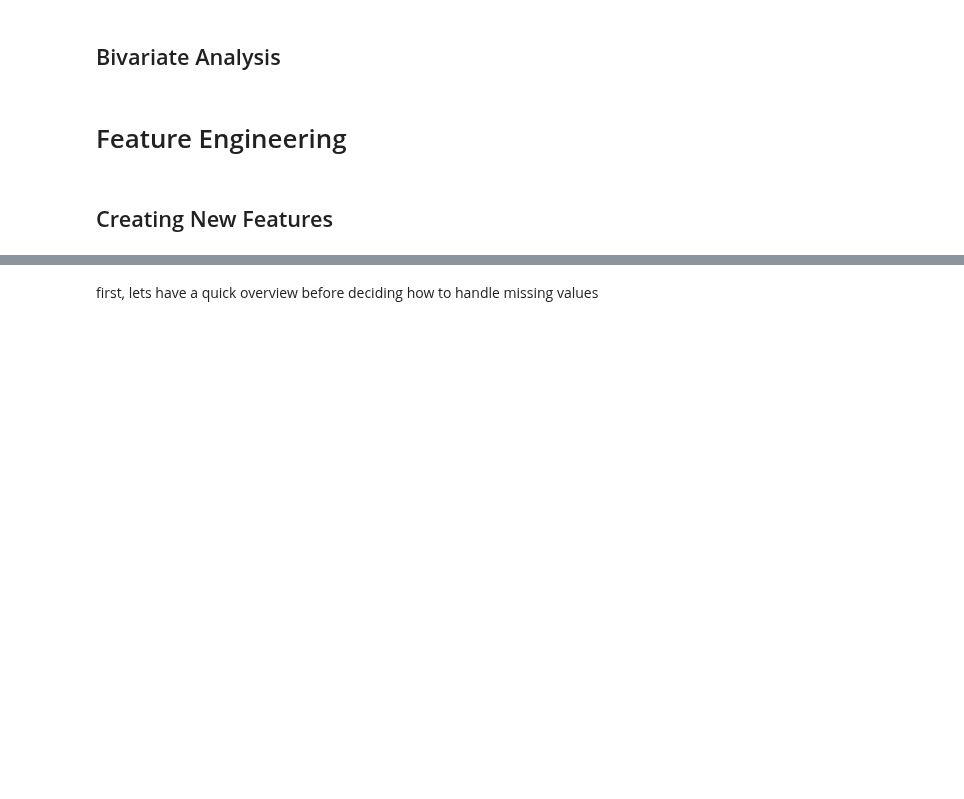
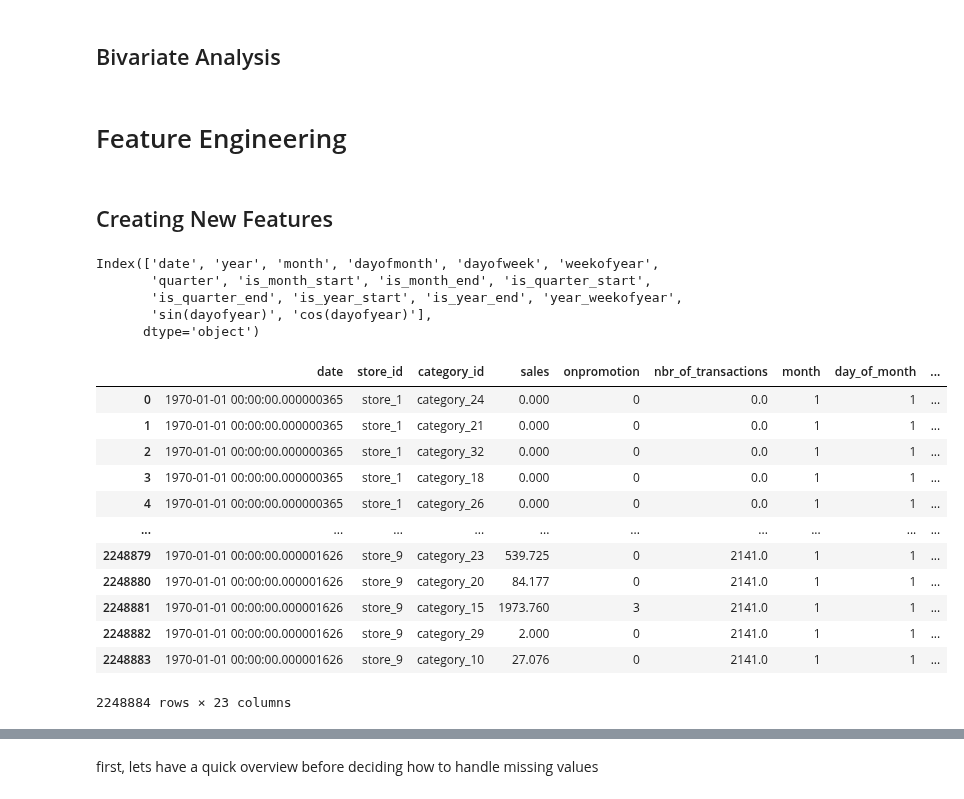
Before and after one commit to ikoghoemmanuell/Grocery-Store-Forecasting-Challenge-For-Azubian, a Jupyter notebook: dev/notebooks/sales.ipynb, the cells around one changed output, grey strips where cells are left out. Drawn from its saved outputs; the diff is of its cells as text; code cells hidden in the pictures; blank space fills up the shorter version.

Commit message:
merged datasets on left & created dateFeatures

```diff
--- a/dev/notebooks/sales.ipynb
+++ b/dev/notebooks/sales.ipynb
@@ -749,3 +709,62 @@ def getDateFeatures(df):
 # Feature Engineering
 # %% [markdown]
 ## Creating New Features
+# %%
+dates.columns
+# %% [output]
+Index(['date', 'year', 'month', 'dayofmonth', 'dayofweek', 'weekofyear',
+       'quarter', 'is_month_start', 'is_month_end', 'is_quarter_start',
+       'is_quarter_end', 'is_year_start', 'is_year_end', 'year_weekofyear',
+       'sin(dayofyear)', 'cos(dayofyear)'],
+      dtype='object')
+# %%
+def getDateFeatures(df):
+
+    df['year'] = df['date'].dt.year
+    df['month'] = df['date'].dt.month
+    df['dayofmonth'] = df['date'].dt.day
+    df['dayofweek'] = df['date'].dt.dayofweek
+    df['weekofyear'] = df['date'].dt.isocalendar().week
+
+    df['quarter'] = df['date'].dt.quarter
+    df['is_month_start'] = df['date'].dt.is_month_start.astype(int)
+    df['is_month_end'] = df['date'].dt.is_month_end.astype(int)
+    df['is_quarter_start'] = df['date'].dt.is_quarter_start.astype(int)
+
+    df['is_quarter_end'] = df['date'].dt.is_quarter_end.astype(int)
+    df['is_year_start'] = df['date'].dt.is_year_start.astype(int)
+    df['is_year_end'] = df['date'].dt.is_year_end.astype(int)
+
+    # Extract the 'year' and 'weekofyear' components from the 'date' column
+    df['year_weekofyear'] = df['date'].dt.year * 100 + df['date'].dt.weekofyear
+    # create new coolumns to represent the cyclic nature of a year
+    df["sin(dayofyear)"] = np.sin(df["dayofyear"])
+    df["cos(dayofyear)"] = np.cos(df["dayofyear"])
+
+    df['day_of_year'] = df['date'].dt.dayofyear
+    df['week_of_year'] = df['week_of_year'].astype(float)
+    df["is_weekend"] = np.where(df['day_of_week'] > 4, 1, 0)
+
+    # Define the criteria for each season
+    seasons = {'Winter': [12, 1, 2], 'Spring': [3, 4, 5], 'Summer': [6, 7, 8], 'Autumn': [9, 10, 11]}
+
+    # Create the 'season' column based on the 'date' column
+    df['season'] = df['date'].dt.month.map({month: season for season, months in seasons.items() for month in months})
+
+    return df
+# %%
+getDateFeatures(train)
+# %% [output]
+|  | date | store_id | category_id | sales | onpromotion | nbr_of_transactions | month | day_of_month | ... |
+| 0 | 1970-01-01 00:00:00.000000365 | store_1 | category_24 | 0.000 | 0 | 0.0 | 1 | 1 | ... |
+| 1 | 1970-01-01 00:00:00.000000365 | store_1 | category_21 | 0.000 | 0 | 0.0 | 1 | 1 | ... |
+| 2 | 1970-01-01 00:00:00.000000365 | store_1 | category_32 | 0.000 | 0 | 0.0 | 1 | 1 | ... |
+| 3 | 1970-01-01 00:00:00.000000365 | store_1 | category_18 | 0.000 | 0 | 0.0 | 1 | 1 | ... |
+| 4 | 1970-01-01 00:00:00.000000365 | store_1 | category_26 | 0.000 | 0 | 0.0 | 1 | 1 | ... |
+| ... | ... | ... | ... | ... | ... | ... | ... | ... | ... |
+| 2248879 | 1970-01-01 00:00:00.000001626 | store_9 | category_23 | 539.725 | 0 | 2141.0 | 1 | 1 | ... |
+| 2248880 | 1970-01-01 00:00:00.000001626 | store_9 | category_20 | 84.177 | 0 | 2141.0 | 1 | 1 | ... |
+| 2248881 | 1970-01-01 00:00:00.000001626 | store_9 | category_15 | 1973.760 | 3 | 2141.0 | 1 | 1 | ... |
+| 2248882 | 1970-01-01 00:00:00.000001626 | store_9 | category_29 | 2.000 | 0 | 2141.0 | 1 | 1 | ... |
+| 2248883 | 1970-01-01 00:00:00.000001626 | store_9 | category_10 | 27.076 | 0 | 2141.0 | 1 | 1 | ... |
+2248884 rows × 23 columns
```
Also changed, not shown: parts of 40 cells of this notebook.
